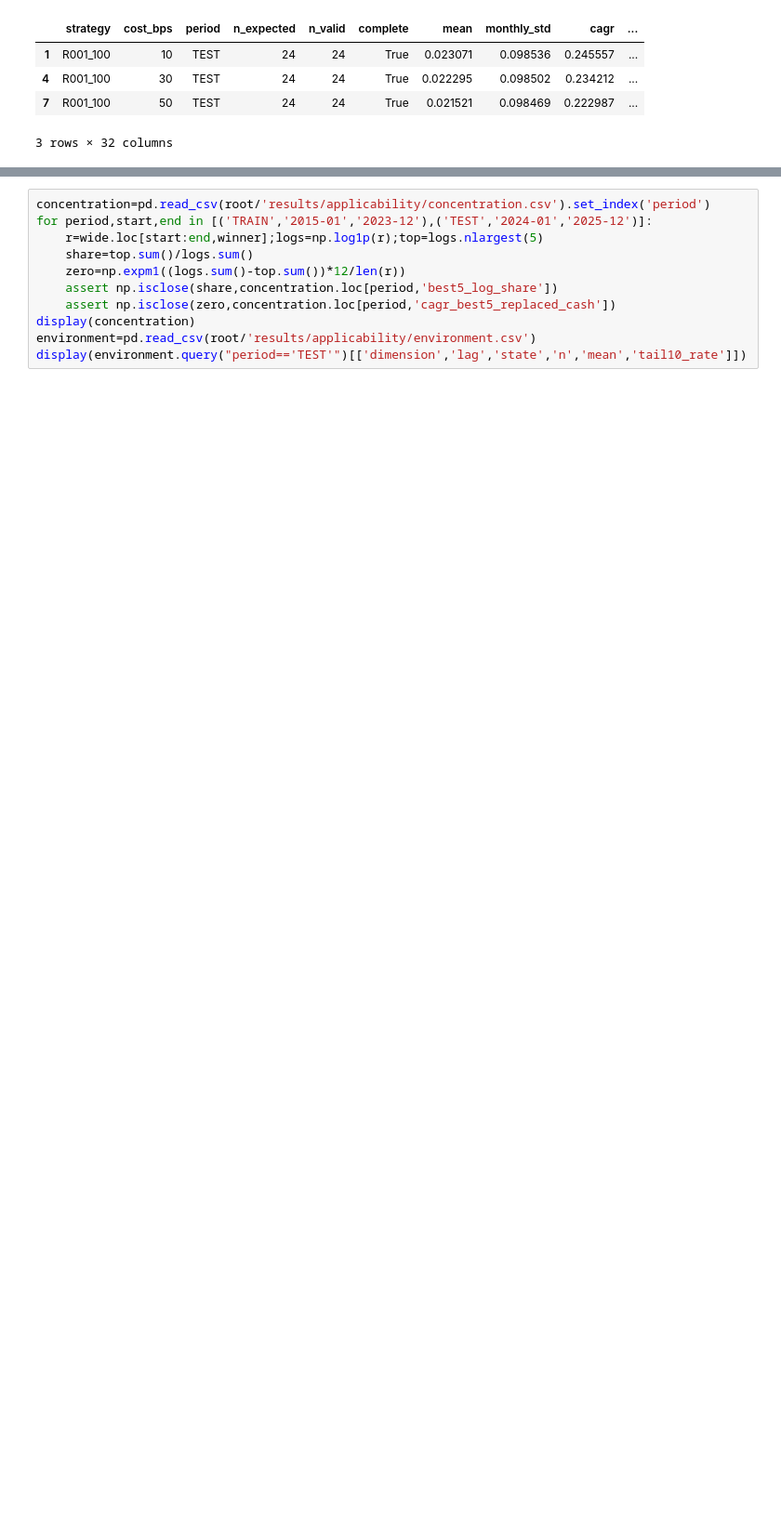
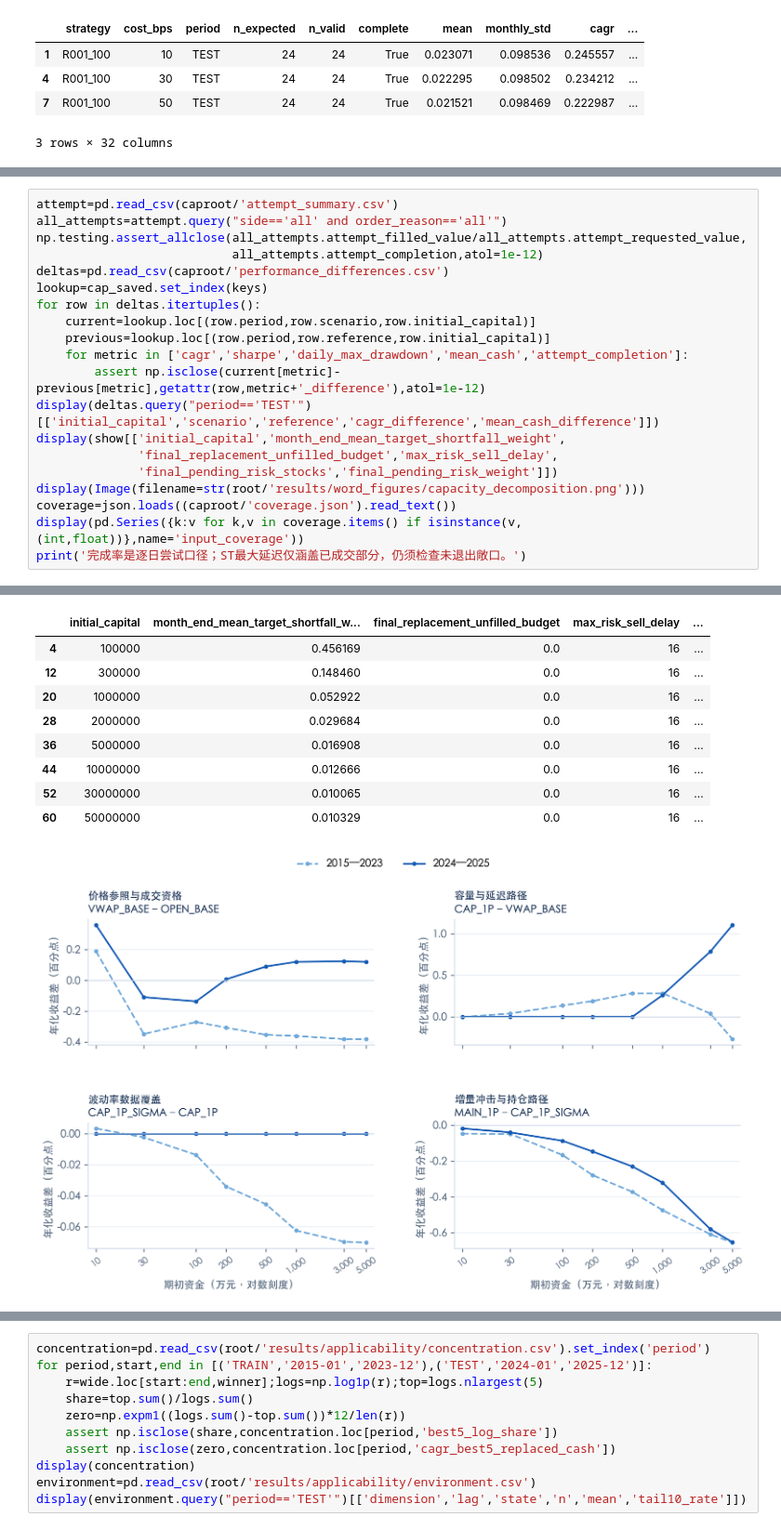
Before and after one commit to Elysiaivy/a-share-microcap-research, a Jupyter notebook: research.ipynb, the cells around one changed output, grey strips where cells are left out. Shown at 93% size. Drawn from its saved outputs; the diff is of its cells as text; blank space fills up the shorter version.

```diff
--- a/research.ipynb
+++ b/research.ipynb
@@ -221,0 +281,21 @@ display(pd.read_csv(root/'results/cost_sensitivity.csv').query("strategy==@winne
+# %%
+attempt=pd.read_csv(caproot/'attempt_summary.csv')
+all_attempts=attempt.query("side=='all' and order_reason=='all'")
+np.testing.assert_allclose(all_attempts.attempt_filled_value/all_attempts.attempt_requested_value,
+                           all_attempts.attempt_completion,atol=1e-12)
+deltas=pd.read_csv(caproot/'performance_differences.csv')
+lookup=cap_saved.set_index(keys)
+for row in deltas.itertuples():
+    current=lookup.loc[(row.period,row.scenario,row.initial_capital)]
+    previous=lookup.loc[(row.period,row.reference,row.initial_capital)]
+    for metric in ['cagr','sharpe','daily_max_drawdown','mean_cash','attempt_completion']:
+        assert np.isclose(current[metric]-previous[metric],getattr(row,metric+'_difference'),atol=1e-12)
+display(deltas.query("period=='TEST'")[['initial_capital','scenario','reference','cagr_difference','mean_cash_difference']])
+display(show[['initial_capital','month_end_mean_target_shortfall_weight',
+              'final_replacement_unfilled_budget','max_risk_sell_delay',
+              'final_pending_risk_stocks','final_pending_risk_weight']])
+display(Image(filename=str(root/'results/word_figures/capacity_decomposition.png')))
+coverage=json.loads((caproot/'coverage.json').read_text())
+display(pd.Series({k:v for k,v in coverage.items() if isinstance(v,(int,float))},name='input_coverage'))
+print('完成率是逐日尝试口径；ST最大延迟仅涵盖已成交部分，仍须检查未退出敞口。')
+# %% [output]
@@ -221,0 +319,10 @@ display(pd.read_csv(root/'results/cost_sensitivity.csv').query("strategy==@winne
+|  | initial_capital | month_end_mean_target_shortfall_w... | final_replacement_unfilled_budget | max_risk_sell_delay | ... |
+| 4 | 100000 | 0.456169 | 0.0 | 16 | ... |
+| 12 | 300000 | 0.148460 | 0.0 | 16 | ... |
+| 20 | 1000000 | 0.052922 | 0.0 | 16 | ... |
+| 28 | 2000000 | 0.029684 | 0.0 | 16 | ... |
+| 36 | 5000000 | 0.016908 | 0.0 | 16 | ... |
+| 44 | 10000000 | 0.012666 | 0.0 | 16 | ... |
+| 52 | 30000000 | 0.010065 | 0.0 | 16 | ... |
+| 60 | 50000000 | 0.010329 | 0.0 | 16 | ... |
+[figure, added]
```
Also changed, not shown: parts of 10 cells of this notebook, 52 other files.
